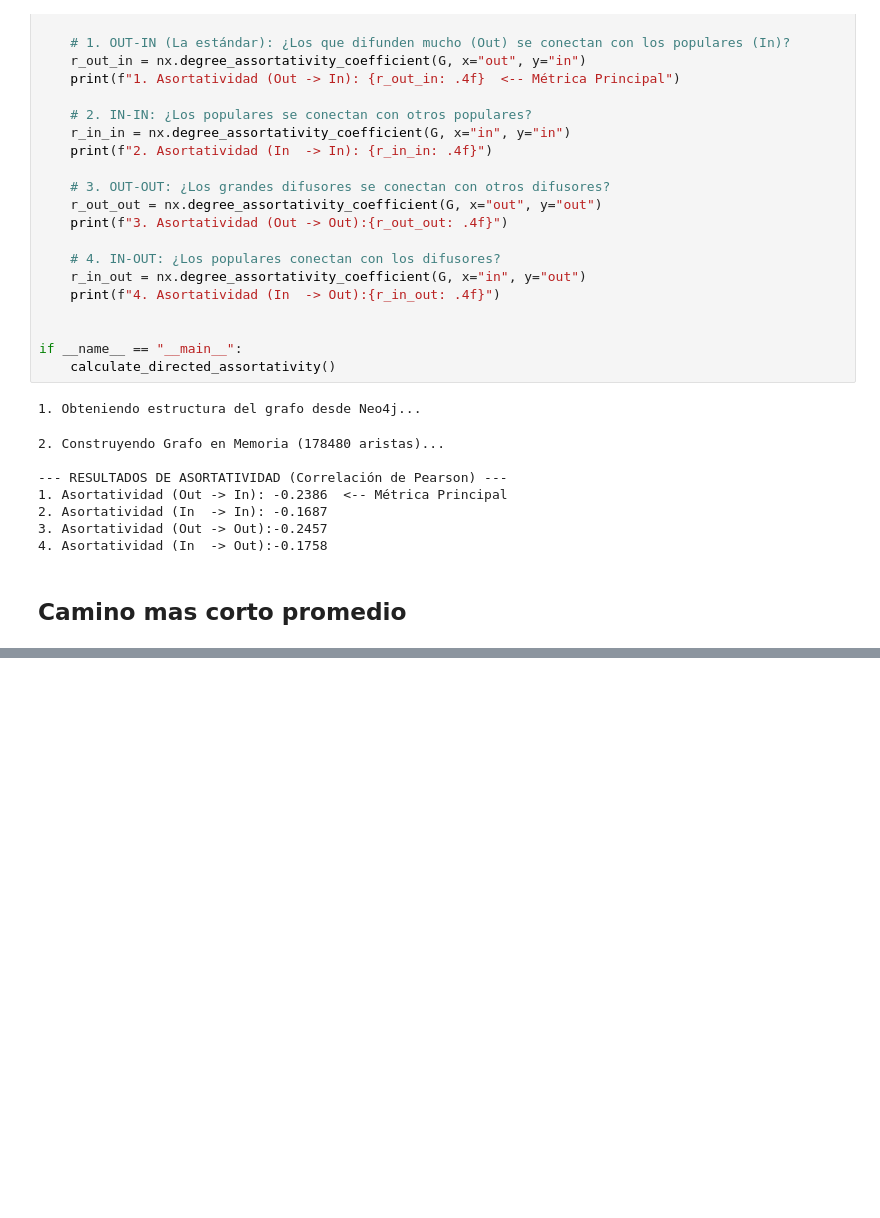
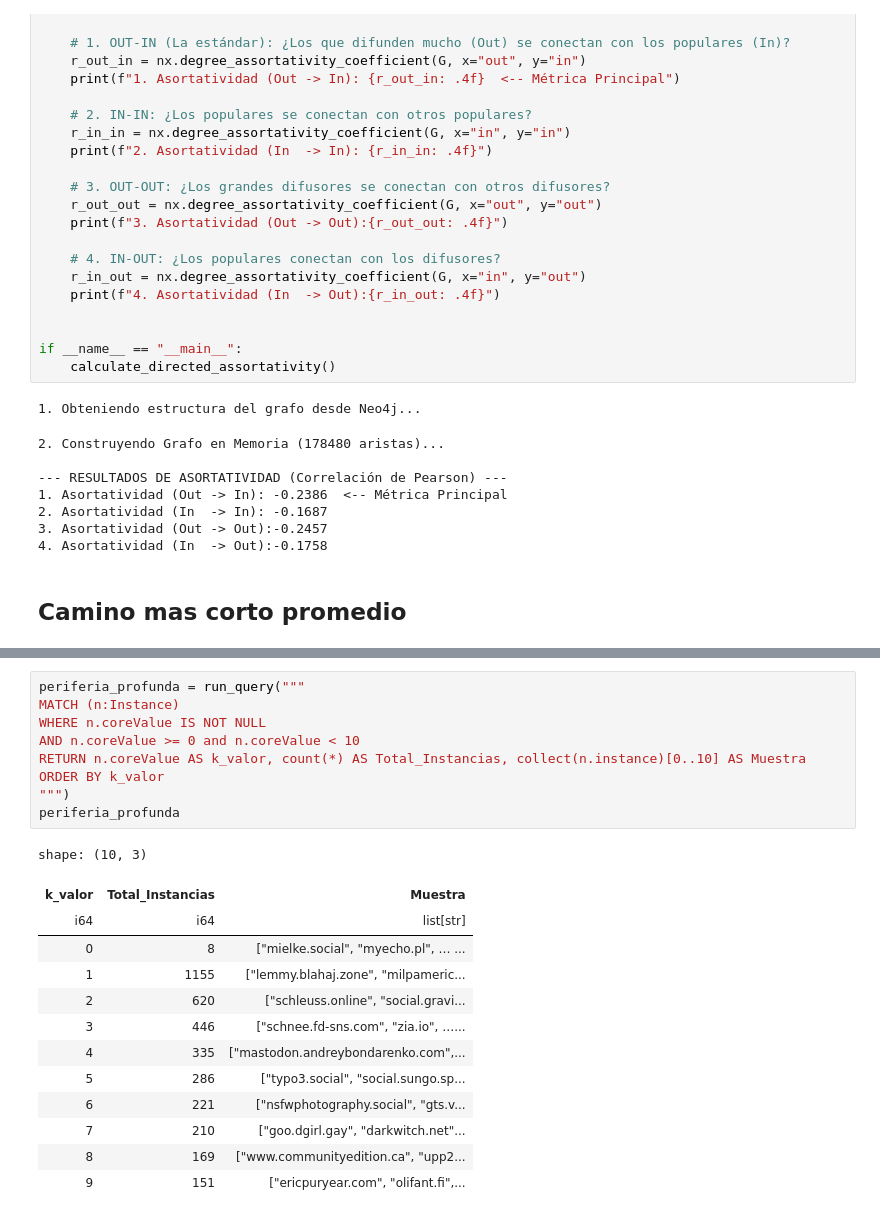
Before and after one commit to CarMoreno/TFM-reblogs-graph, a Jupyter notebook: graph-analysis.ipynb, the cells around one changed output, grey strips where cells are left out. Drawn from its saved outputs; the diff is of its cells as text; blank space fills up the shorter version.

```diff
--- a/graph-analysis.ipynb
+++ b/graph-analysis.ipynb
@@ -1579,0 +1975,23 @@ Longitud de Camino Promedio (L): 2.1166
+# %%
+periferia_profunda = run_query("""
+MATCH (n:Instance)
+WHERE n.coreValue IS NOT NULL
+AND n.coreValue >= 0 and n.coreValue < 10
+RETURN n.coreValue AS k_valor, count(*) AS Total_Instancias, collect(n.instance)[0..10] AS Muestra
+ORDER BY k_valor
+""")
+periferia_profunda
+# %% [output]
+shape: (10, 3)
+| k_valor | Total_Instancias | Muestra |
+| i64 | i64 | list[str] |
+| 0 | 8 | ["mielke.social", "myecho.pl", … ... |
+| 1 | 1155 | ["lemmy.blahaj.zone", "milpameric... |
+| 2 | 620 | ["schleuss.online", "social.gravi... |
+| 3 | 446 | ["schnee.fd-sns.com", "zia.io", …... |
+| 4 | 335 | ["mastodon.andreybondarenko.com",... |
+| 5 | 286 | ["typo3.social", "social.sungo.sp... |
+| 6 | 221 | ["nsfwphotography.social", "gts.v... |
+| 7 | 210 | ["goo.dgirl.gay", "darkwitch.net"... |
+| 8 | 169 | ["www.communityedition.ca", "upp2... |
+| 9 | 151 | ["ericpuryear.com", "olifant.fi",... |
```
Also changed, not shown: parts of 10 cells of this notebook.
